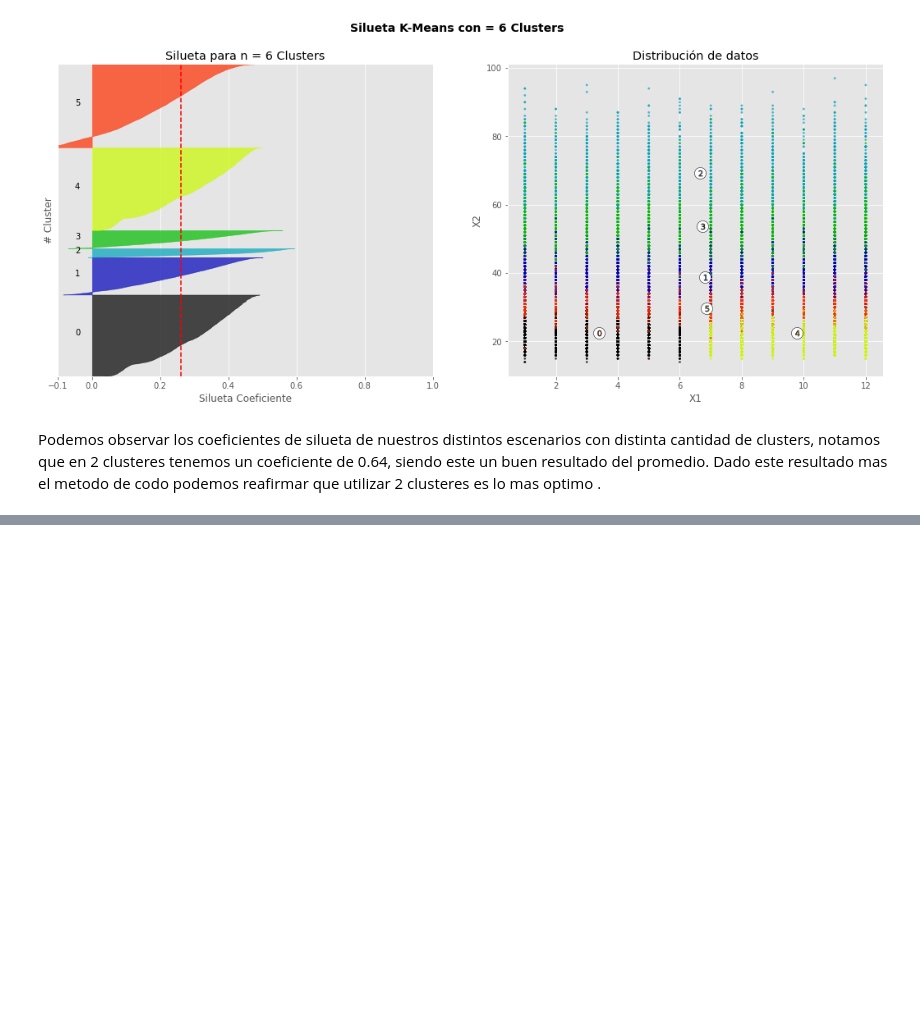
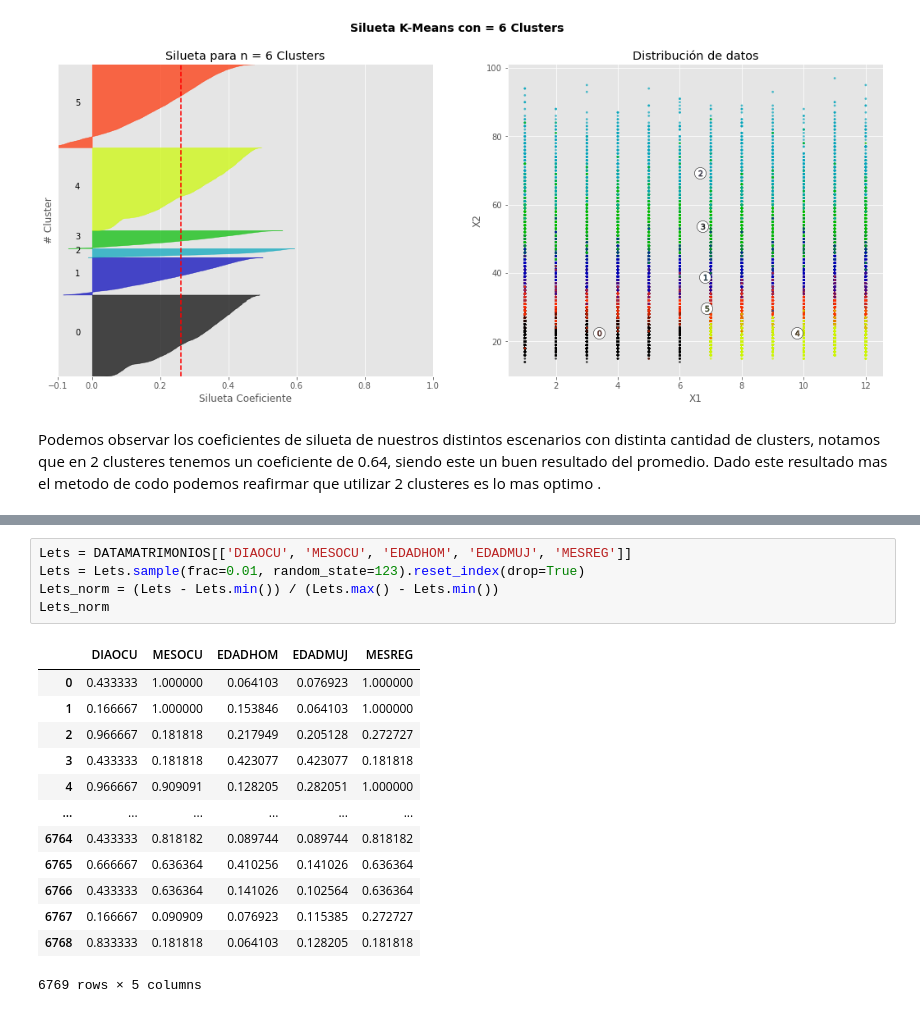
Before and after one commit to Diego223/ProyectoMiningData, a Jupyter notebook: PROYECTO1DM.ipynb, the cells around one changed output, grey strips where cells are left out. Drawn from its saved outputs; the diff is of its cells as text; blank space fills up the shorter version.

```diff
--- a/PROYECTO1DM.ipynb
+++ b/PROYECTO1DM.ipynb
@@ -500,0 +523,19 @@ Podemos observar los coeficientes de silueta de nuestros distintos escenarios co
+# %%
+Lets = DATAMATRIMONIOS[['DIAOCU', 'MESOCU', 'EDADHOM', 'EDADMUJ', 'MESREG']]
+Lets = Lets.sample(frac=0.01, random_state=123).reset_index(drop=True)
+Lets_norm = (Lets - Lets.min()) / (Lets.max() - Lets.min())
+Lets_norm
+# %% [output]
+|  | DIAOCU | MESOCU | EDADHOM | EDADMUJ | MESREG |
+| 0 | 0.433333 | 1.000000 | 0.064103 | 0.076923 | 1.000000 |
+| 1 | 0.166667 | 1.000000 | 0.153846 | 0.064103 | 1.000000 |
+| 2 | 0.966667 | 0.181818 | 0.217949 | 0.205128 | 0.272727 |
+| 3 | 0.433333 | 0.181818 | 0.423077 | 0.423077 | 0.181818 |
+| 4 | 0.966667 | 0.909091 | 0.128205 | 0.282051 | 1.000000 |
+| ... | ... | ... | ... | ... | ... |
+| 6764 | 0.433333 | 0.818182 | 0.089744 | 0.089744 | 0.818182 |
+| 6765 | 0.666667 | 0.636364 | 0.410256 | 0.141026 | 0.636364 |
+| 6766 | 0.433333 | 0.636364 | 0.141026 | 0.102564 | 0.636364 |
+| 6767 | 0.166667 | 0.090909 | 0.076923 | 0.115385 | 0.272727 |
+| 6768 | 0.833333 | 0.181818 | 0.064103 | 0.128205 | 0.181818 |
+6769 rows × 5 columns
```
Also changed, not shown: parts of 6 cells of this notebook.
